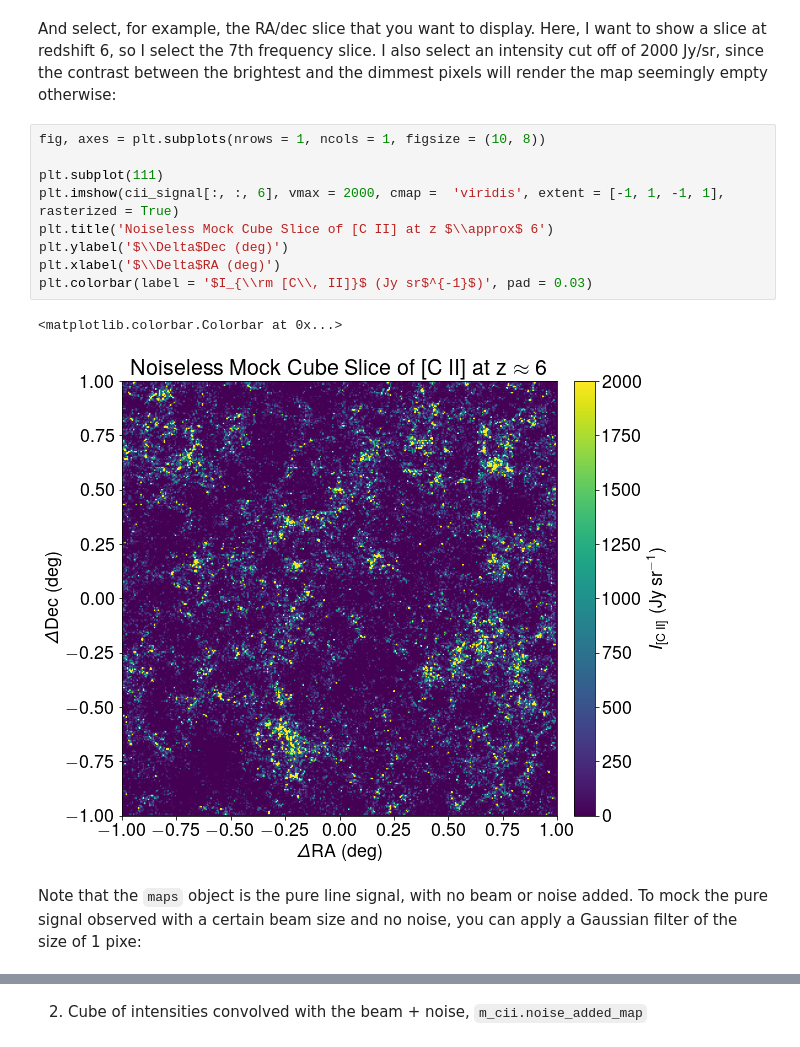
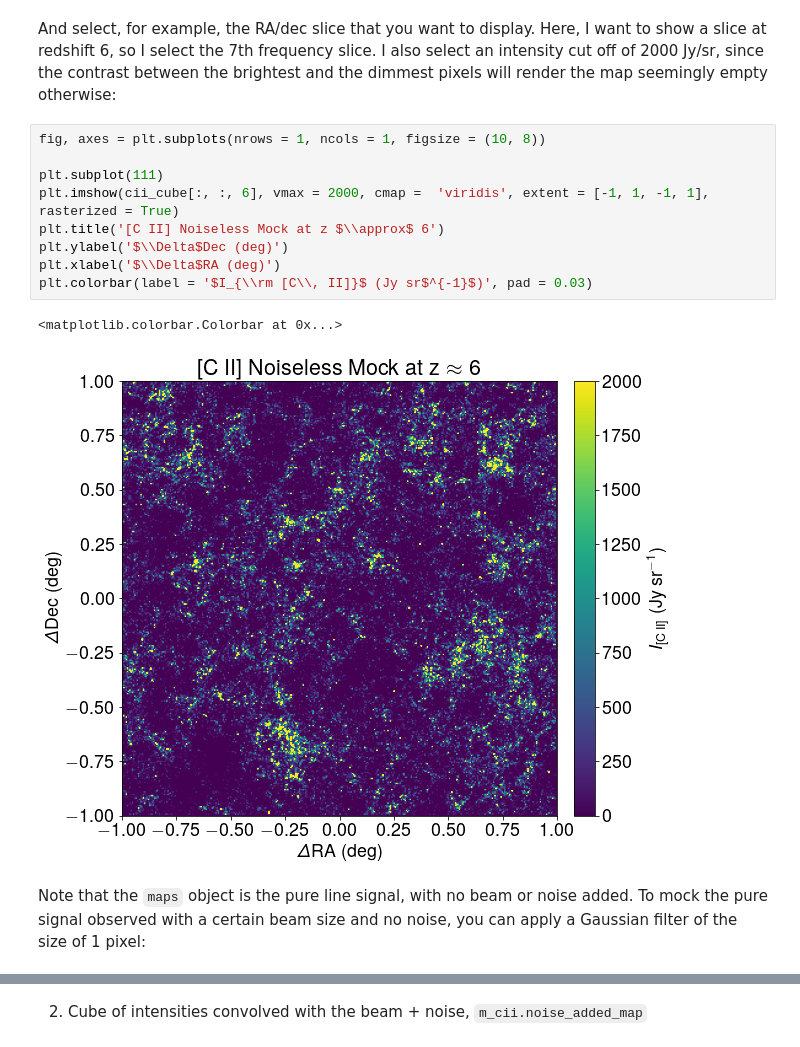
Before and after one commit to PatrickHorlaville/CITA_LIM, a Jupyter notebook: readmes/llm_readme.ipynb, the cells around one changed output, grey strips where cells are left out. Drawn from its saved outputs; the diff is of its cells as text.

```diff
--- a/readmes/llm_readme.ipynb
+++ b/readmes/llm_readme.ipynb
@@ -172,17 +172,17 @@ And select, for example, the RA/dec slice that you want to display. Here, I want
 # %%
 fig, axes = plt.subplots(nrows = 1, ncols = 1, figsize = (10, 8))
 
 plt.subplot(111)
-plt.imshow(cii_signal[:, :, 6], vmax = 2000, cmap =  'viridis', extent = [-1, 1, -1, 1], rasterized = True)
-plt.title('Noiseless Mock Cube Slice of [C II] at z $\\approx$ 6')
+plt.imshow(cii_cube[:, :, 6], vmax = 2000, cmap =  'viridis', extent = [-1, 1, -1, 1], rasterized = True)
+plt.title('[C II] Noiseless Mock at z $\\approx$ 6')
 plt.ylabel('$\\Delta$Dec (deg)')
 plt.xlabel('$\\Delta$RA (deg)')
 plt.colorbar(label = '$I_{\\rm [C\\, II]}$ (Jy sr$^{-1}$)', pad = 0.03)
 # %% [output]
 <matplotlib.colorbar.Colorbar at 0x...>
-[figure, old version]
+[figure, new version]
 # %% [markdown]
-Note that the `maps` object is the pure line signal, with no beam or noise added. To mock the pure signal observed with a certain beam size and no noise, you can apply a Gaussian filter of the size of 1 pixe:
+Note that the `maps` object is the pure line signal, with no beam or noise added. To mock the pure signal observed with a certain beam size and no noise, you can apply a Gaussian filter of the size of 1 pixel:
 # %%
 fig, axes = plt.subplots(nrows = 1, ncols = 1, figsize = (10, 8))
 
```
Also changed, not shown: parts of 7 cells of this notebook.
